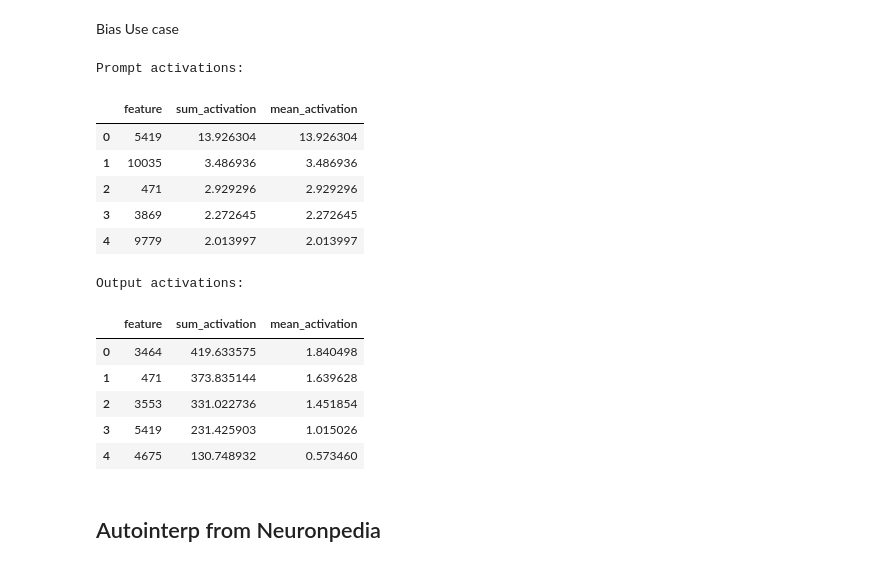
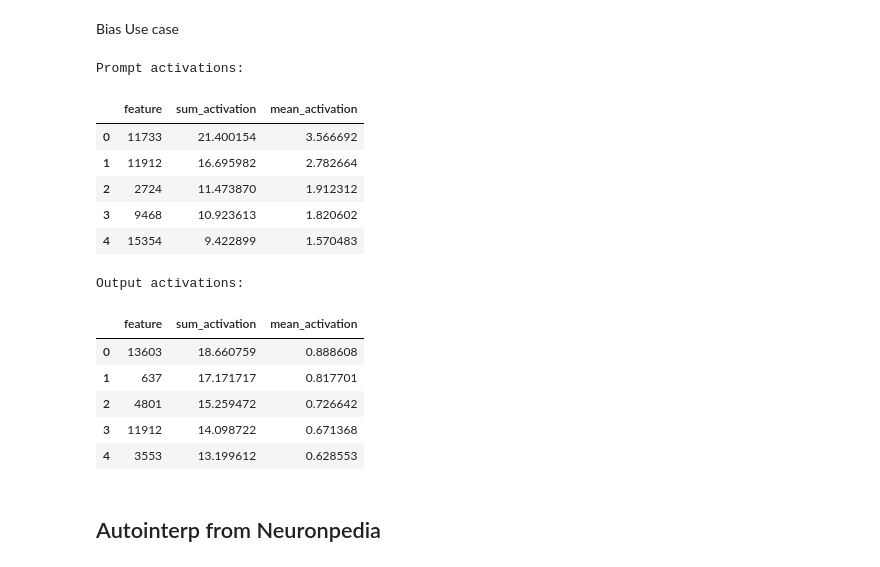
Before and after one commit to tatsath/Interpretability, a Jupyter notebook: ActivationDetectTwoPass.ipynb, the cells around one changed output. Cells and saved outputs as stored; diff of their text form; code cells hidden in the pictures.

```diff
--- a/ActivationDetectTwoPass.ipynb
+++ b/ActivationDetectTwoPass.ipynb
@@ -458,30 +458,31 @@ Bias Use case
 # %%
 # Get the top 100 activations for both prompt and output
 
-prompt = "Credit"
+prompt = "Goldman Sachs price goes up"
+#prompt = "Credit Risk related"
 prompt_df, output_df, output = get_top_activations(model, sae, prompt, top_n=5)
 
 # Display the DataFrames
 print("Prompt activations:")
 display(prompt_df)
 
 print("\nOutput activations:")
 display(output_df)
 # %% [output]
 Prompt activations:
 |  | feature | sum_activation | mean_activation |
-| 0 | 5419 | 13.926304 | 13.926304 |
-| 1 | 10035 | 3.486936 | 3.486936 |
-| 2 | 471 | 2.929296 | 2.929296 |
-| 3 | 3869 | 2.272645 | 2.272645 |
-| 4 | 9779 | 2.013997 | 2.013997 |
+| 0 | 11733 | 21.400154 | 3.566692 |
+| 1 | 11912 | 16.695982 | 2.782664 |
+| 2 | 2724 | 11.473870 | 1.912312 |
+| 3 | 9468 | 10.923613 | 1.820602 |
+| 4 | 15354 | 9.422899 | 1.570483 |
 Output activations:
 |  | feature | sum_activation | mean_activation |
-| 0 | 3464 | 419.633575 | 1.840498 |
-| 1 | 471 | 373.835144 | 1.639628 |
-| 2 | 3553 | 331.022736 | 1.451854 |
-| 3 | 5419 | 231.425903 | 1.015026 |
-| 4 | 4675 | 130.748932 | 0.573460 |
+| 0 | 13603 | 18.660759 | 0.888608 |
+| 1 | 637 | 17.171717 | 0.817701 |
+| 2 | 4801 | 15.259472 | 0.726642 |
+| 3 | 11912 | 14.098722 | 0.671368 |
+| 4 | 3553 | 13.199612 | 0.628553 |
 # %% [markdown]
 ## Autointerp from Neuronpedia
 # %%
```
Also changed, not shown: parts of 21 cells of this notebook.
